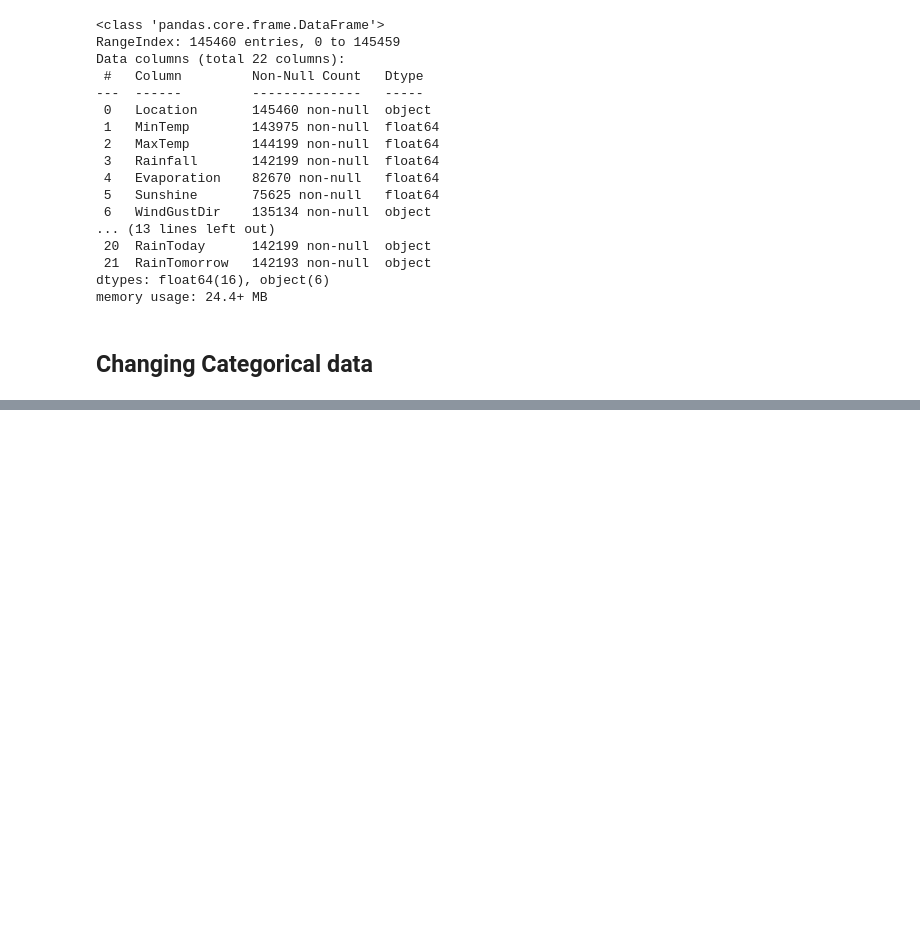
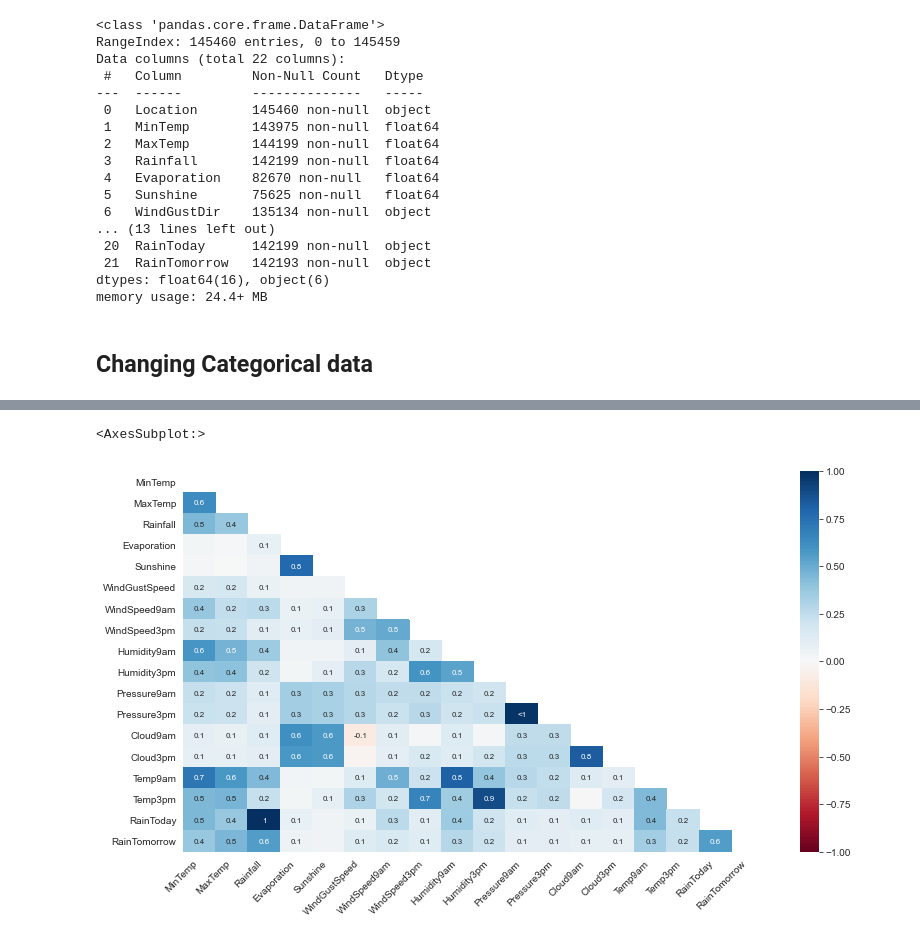
Before and after one commit to goyalanant/Rainfall_detection, a Jupyter notebook: analysis_notebook.ipynb, the cells around one changed output, grey strips where cells are left out. Saved outputs shown, nothing was run; the diff lists cells and outputs as text; code cells hidden in the pictures; blank space fills up the shorter version.

```diff
--- a/analysis_notebook.ipynb
+++ b/analysis_notebook.ipynb
@@ -103,0 +89,5 @@ memory usage: 21.1 MB
+# %%
+missingno.heatmap(data,figsize = (13,7),fontsize = 10)
+# %% [output]
+<AxesSubplot:>
+[figure, added]
```
Also changed, not shown: parts of 44 cells of this notebook.
